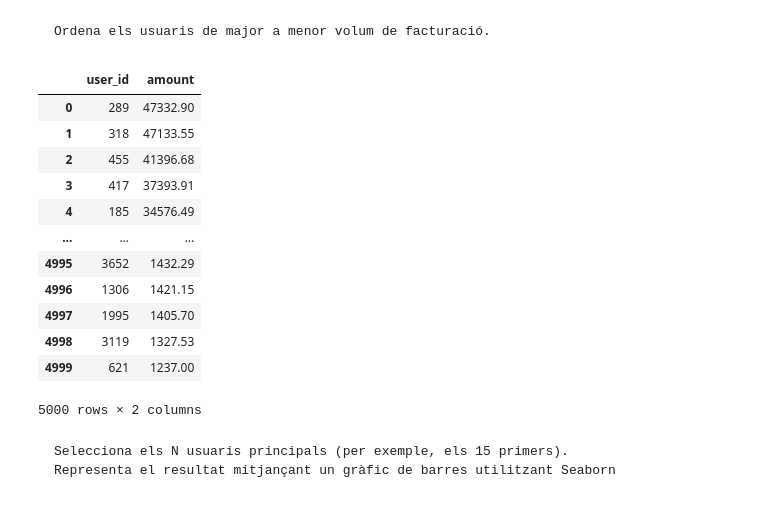
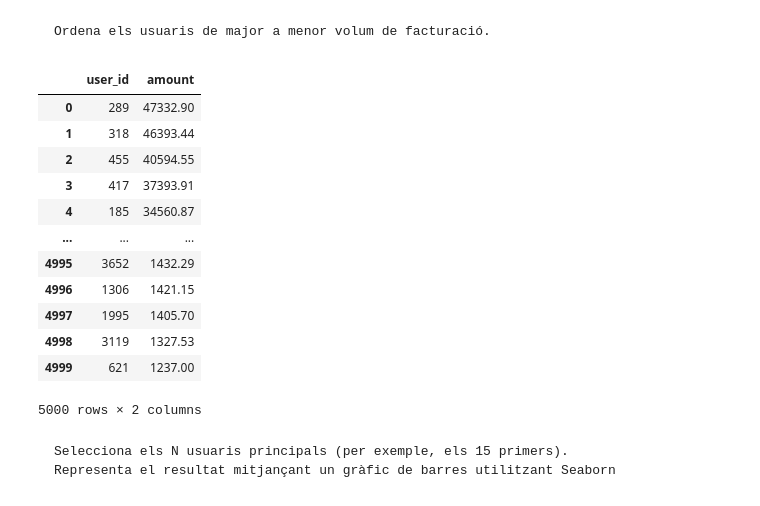
Before and after one commit to edupetitvalley/sprint9-python-graphs, a Jupyter notebook: sprint9.ipynb, the cells around one changed output. Drawn from its saved outputs; the diff is of its cells as text; code cells hidden in the pictures.

```diff
--- a/sprint9.ipynb
+++ b/sprint9.ipynb
@@ -182,21 +142,23 @@ df_tr.groupby("user_id")["amount"].sum().reset_index()
 # %% [markdown]
     Ordena els usuaris de major a menor volum de facturació.
+# %%
+df_tr[df_tr["declined"] == 0].groupby("user_id")["amount"].sum().reset_index().sort_values(by='amount', ascending=False, ignore_index=True)
+# %% [output]
+|  | user_id | amount |
+| 0 | 289 | 47332.90 |
+| 1 | 318 | 46393.44 |
+| 2 | 455 | 40594.55 |
+| 3 | 417 | 37393.91 |
+| 4 | 185 | 34560.87 |
+| ... | ... | ... |
+| 4995 | 3652 | 1432.29 |
+| 4996 | 1306 | 1421.15 |
+| 4997 | 1995 | 1405.70 |
+| 4998 | 3119 | 1327.53 |
+| 4999 | 621 | 1237.00 |
+5000 rows × 2 columns
 # %%
-df_tr.groupby("user_id")["amount"].sum().reset_index().sort_values(by='amount', ascending=False, ignore_index=True)
+# df_tr.groupby("user_id")["amount"].sum().reset_index().sort_values(by='amount', ascending=False, ignore_index=True)
-# %% [output]
-|  | user_id | amount |
-| 0 | 289 | 47332.90 |
-| 1 | 318 | 47133.55 |
-| 2 | 455 | 41396.68 |
-| 3 | 417 | 37393.91 |
-| 4 | 185 | 34576.49 |
-| ... | ... | ... |
-| 4995 | 3652 | 1432.29 |
-| 4996 | 1306 | 1421.15 |
-| 4997 | 1995 | 1405.70 |
-| 4998 | 3119 | 1327.53 |
-| 4999 | 621 | 1237.00 |
-5000 rows × 2 columns
 # %% [markdown]
     Selecciona els N usuaris principals (per exemple, els 15 primers).
     Representa el resultat mitjançant un gràfic de barres utilitzant Seaborn
```
Also changed, not shown: parts of 83 cells of this notebook.
